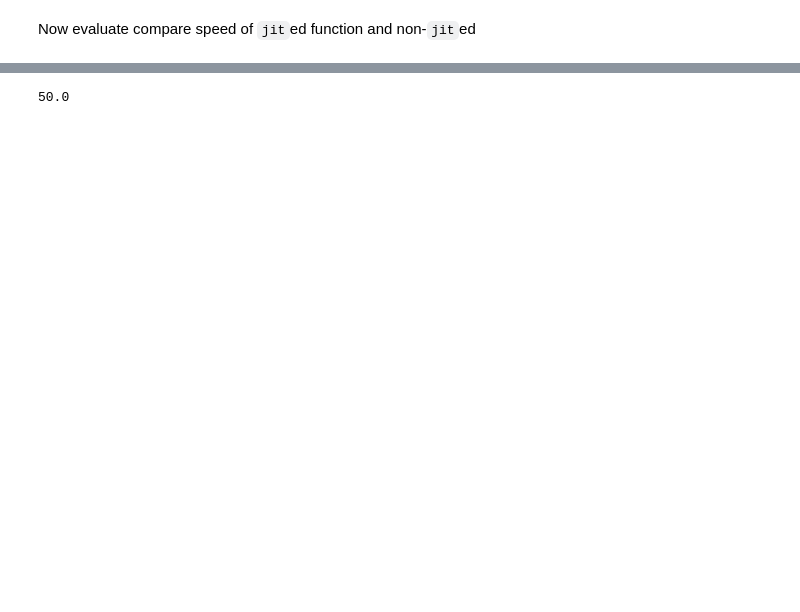
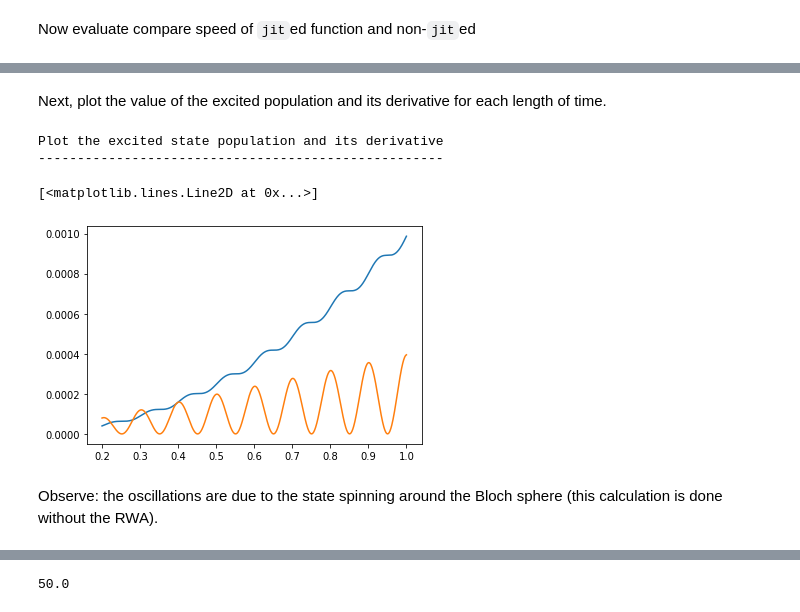
Before and after one commit to DanPuzzuoli/qiskit-aer, a Jupyter notebook: temp_notebooks/incorporating_jax.ipynb, the cells around one changed output, grey strips where cells are left out. Saved outputs shown, nothing was run; the diff lists cells and outputs as text; code cells hidden in the pictures; blank space fills up the shorter version.

```diff
--- a/temp_notebooks/incorporating_jax.ipynb
+++ b/temp_notebooks/incorporating_jax.ipynb
@@ -289,0 +137,10 @@ quad(signals[1].envelope, 0., T)
+# %%
+def integrate_model(c, t):
+    gen_copy = generator.copy() # make this a pure function
+
+    gen_copy.signals = [Constant(1.), Signal(lambda t: c, w)]
+    de_problem = BMDE_Problem(generator=gen_copy, y0=np.array([1., 0.]), t0=0.)
+    options = DE_Options(atol=1e-10, rtol=1e-10)
+    de_solver = BMDE_Solver(de_problem, options=options)
+    de_solver.integrate(t)
+    return de_solver.y
@@ -289,0 +208,15 @@ quad(signals[1].envelope, 0., T)
+# %%
+c = 1.
+t = 2/r
+
+print("Speed of uncompiled function:")
+print("-----------------------------")
+%time res1 = integrate_model_rwa(c, t).block_until_ready()
+
+print("\nSpeed of compiled function after first evaluation:")
+print("--------------------------------------------------")
+%time res2 = fast_integrate_rwa(c, t).block_until_ready()
+
+print("\nComparison of outputs:")
+print("----------------------")
+print(res1 - res2)
@@ -289,0 +245,5 @@ quad(signals[1].envelope, 0., T)
+# %%
+def excited_population(t):
+    return np.abs(integrate_model(1., t)[1])**2
+
+excited_pop_grad = jit(value_and_grad(excited_population))
@@ -289,0 +268,21 @@ quad(signals[1].envelope, 0., T)
+# %% [markdown]
+Next, plot the value of the excited population and its derivative for each length of time.
+# %%
+t_vals = np.linspace(0.2, 1., 1000)
+#vals = vmap(grad_test)(t_vals)
+#func_vals = vals[0]
+#grad_vals = vals[1]
+vals = [excited_pop_grad(t) for t in t_vals]
+func_vals = np.array([entry[0] for entry in vals])
+grad_vals = np.array([entry[1] for entry in vals])
+print('Plot the excited state population and its derivative')
+print('----------------------------------------------------')
+plt.plot(t_vals, func_vals)
+plt.plot(t_vals, grad_vals*0.1)
+# %% [output]
+Plot the excited state population and its derivative
+----------------------------------------------------
+[<matplotlib.lines.Line2D at 0x...>]
+[figure, added]
+# %% [markdown]
+Observe: the oscillations are due to the state spinning around the Bloch sphere (this calculation is done without the RWA).
```
Also changed, not shown: parts of 75 cells of this notebook.
